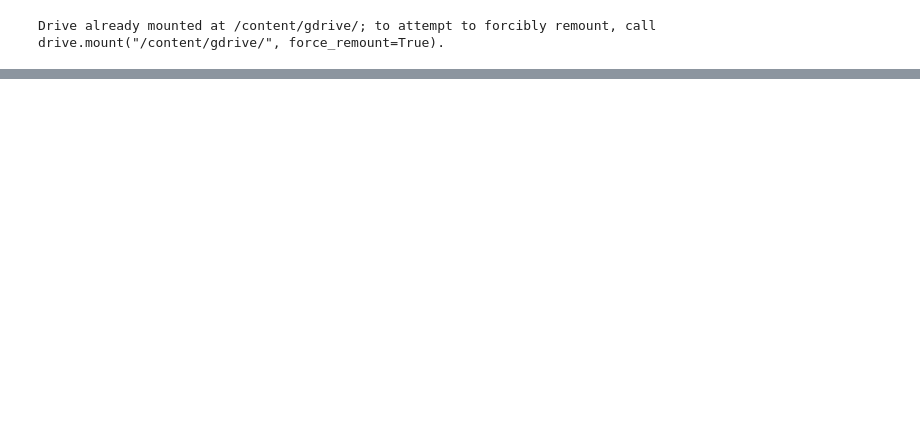
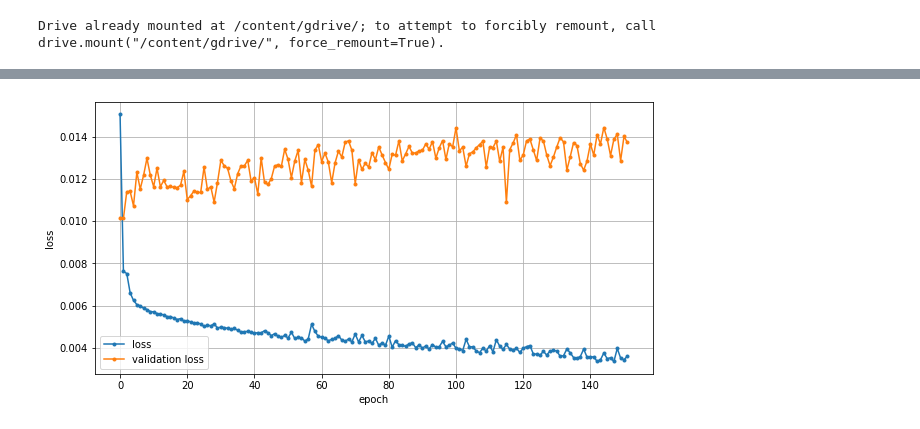
Before and after one commit to owen198/csc_domain_adaptation, a Jupyter notebook: csc_autoencoder_da.ipynb, the cells around one changed output, grey strips where cells are left out. Saved outputs shown, nothing was run; the diff lists cells and outputs as text; code cells hidden in the pictures; blank space fills up the shorter version.

```diff
--- a/csc_autoencoder_da.ipynb
+++ b/csc_autoencoder_da.ipynb
@@ -215,0 +290,28 @@ def scorer_(Y_pred):
+# %%
+if len(X_target) > len(X_source):
+    X = X_target.iloc[index]
+    Y = X_source
+else:
+    X = X_target
+    Y = X_source.iloc[index]
+# %%
+opt=optimizers.Adam(lr=0.000001)
+
+
+
+autoencoder.compile(loss=losses.mean_squared_error,
+                    optimizer='Adam')
+
+
+early_stopping = EarlyStopping(monitor='val_loss', patience=150, verbose=2)
+# 訓練模型
+model = autoencoder.fit(X,
+                        Y,
+                        validation_split=0.2,
+                        epochs=200,
+                        batch_size=256,
+                        callbacks = early_stopping,
+                        verbose=1)
+
+encoded_imgs = encoder.predict(X_source)
+decoded_imgs = decoder.predict(encoded_imgs)
@@ -215,0 +336,17 @@ def scorer_(Y_pred):
+# %%
+fig, ax = plt.subplots(figsize=(10,5))
+
+ax.plot(model.history['loss'], marker='.', label='loss')
+ax.plot(model.history['val_loss'], marker='.', label='validation loss')
+
+ax.legend()
+ax.grid(True)
+
+plt.ylabel('loss')
+plt.xlabel('epoch')
+plt.savefig('epoches.png', dpi=300)
+plt.show()
+
+#model.history.keys()
+# %% [output]
+[figure, added]
```
Also changed, not shown: parts of 40 cells of this notebook.
